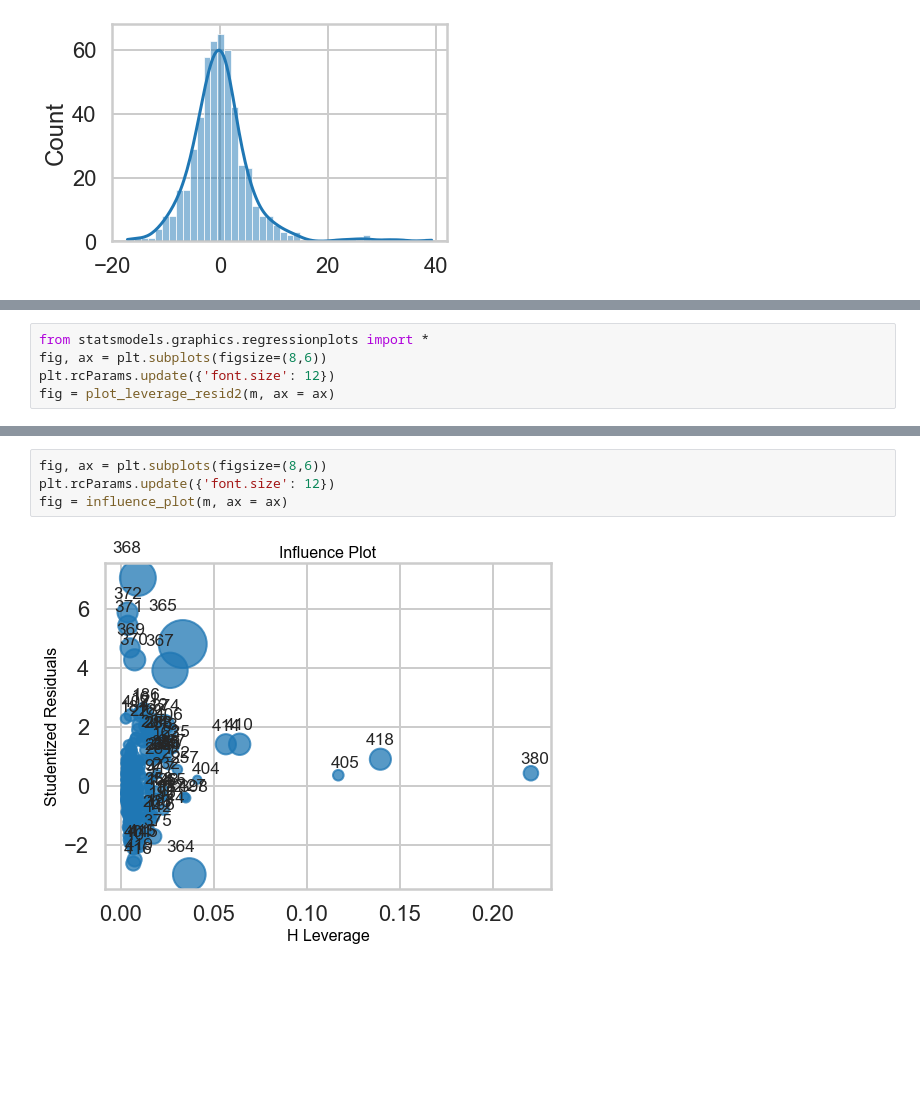
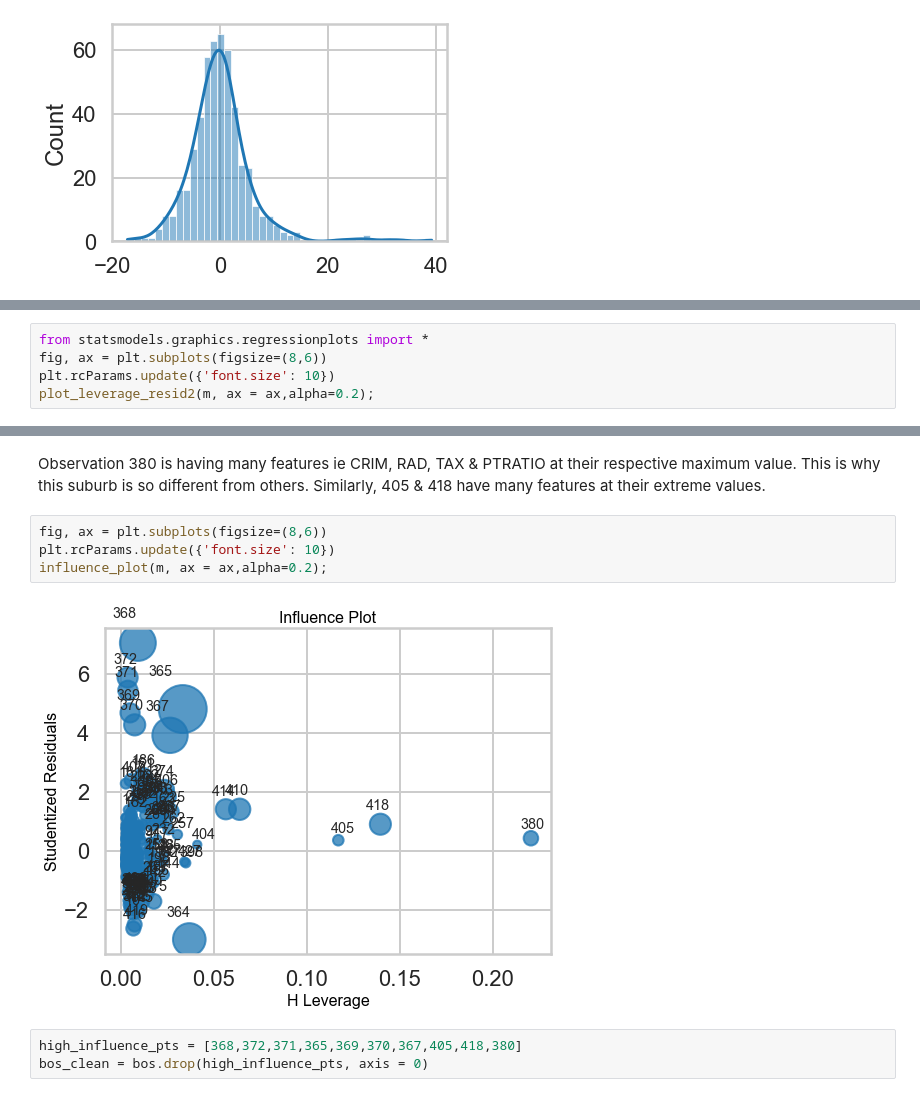
Before and after one commit to rohanML/Springboard, a Jupyter notebook: MiniProjects/Mini_Project_Linear_Regression.ipynb, the cells around one changed output, grey strips where cells are left out. Cells and saved outputs as stored; diff of their text form; blank space fills up the shorter version.

```diff
--- a/MiniProjects/Mini_Project_Linear_Regression.ipynb
+++ b/MiniProjects/Mini_Project_Linear_Regression.ipynb
@@ -902,6 +908,6 @@ sns.histplot(x=m.resid,kde=True);
 # %%
 from statsmodels.graphics.regressionplots import *
 fig, ax = plt.subplots(figsize=(8,6))
-plt.rcParams.update({'font.size': 12})
-fig = plot_leverage_resid2(m, ax = ax)
+plt.rcParams.update({'font.size': 10})
+plot_leverage_resid2(m, ax = ax,alpha=0.2);
 # %% [output]
@@ -909,6 +922,11 @@ fig = plot_leverage_resid2(m, ax = ax)
+# %% [markdown]
+Observation 380 is having many features ie CRIM, RAD, TAX & PTRATIO at their respective maximum value. This is why this suburb is so different from others. Similarly, 405 & 418 have many features at their extreme values.
 # %%
 fig, ax = plt.subplots(figsize=(8,6))
-plt.rcParams.update({'font.size': 12})
-fig = influence_plot(m, ax = ax)
+plt.rcParams.update({'font.size': 10})
+influence_plot(m, ax = ax,alpha=0.2);
 # %% [output]
-[figure, old version]
+[figure, new version]
+# %%
+high_influence_pts = [368,372,371,365,369,370,367,405,418,380]
+bos_clean = bos.drop(high_influence_pts, axis = 0)
```
Also changed, not shown: parts of 11 cells of this notebook, 3 other files.
